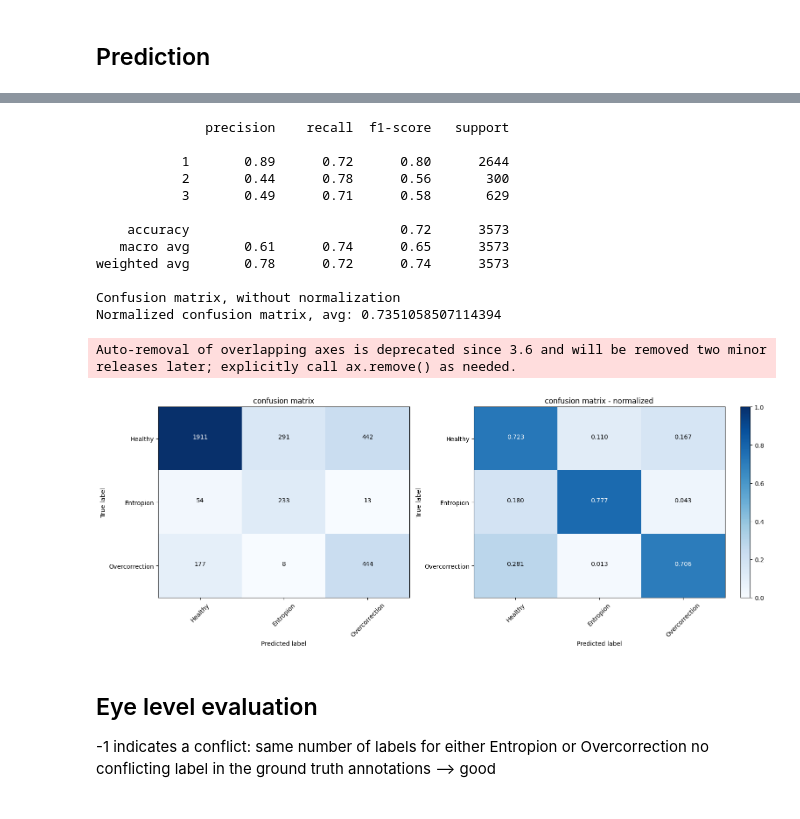
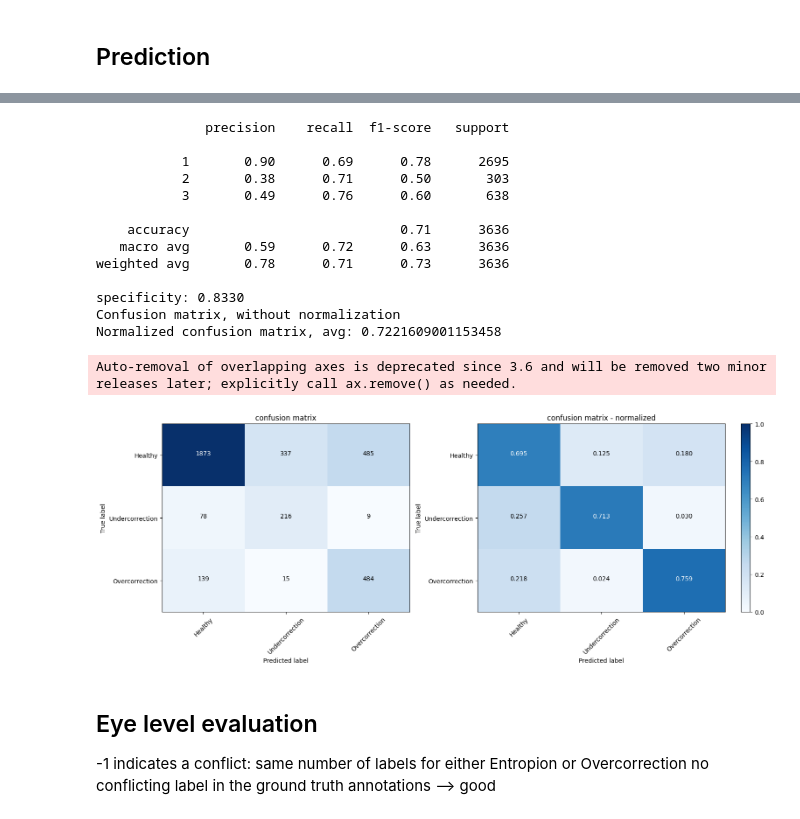
Before and after one commit to lucieDLE/trachoma, a Jupyter notebook: src/py/notebooks/faster-rcnn-dl.ipynb, the cells around one changed output, grey strips where cells are left out. Saved outputs shown, nothing was run; the diff lists cells and outputs as text; code cells hidden in the pictures.

```diff
--- a/src/py/notebooks/faster-rcnn-dl.ipynb
+++ b/src/py/notebooks/faster-rcnn-dl.ipynb
@@ -37,9 +37,9 @@ A new version of Albumentations is available: '2.0.8' (you have '2.0.3'). Upgrad
 # === old === #
 mount_point = "/CMF/data/lumargot/trachoma/"
 
-df_train = pd.read_csv('/CMF/data/lumargot/trachoma/csv_updated/mtss_pret_combined_train_fold0_train_train.csv')
-df_val = pd.read_csv('/CMF/data/lumargot/trachoma/csv_updated/mtss_pret_combined_train_fold0_train_test.csv')
-df_test = pd.read_csv('/CMF/data/lumargot/trachoma/csv_updated/mtss_pret_combined_train_fold0_test.csv')
+df_train = pd.read_csv('/CMF/data/lumargot/trachoma/csv_updated/mtss_pret_combined_train_fold3_train_train.csv')
+df_val = pd.read_csv('/CMF/data/lumargot/trachoma/csv_updated/mtss_pret_combined_train_fold3_train_test.csv')
+df_test = pd.read_csv('/CMF/data/lumargot/trachoma/csv_updated/mtss_pret_combined_train_fold3_test.csv')
 
 df_test = pd.read_csv('/CMF/data/lumargot/trachoma/csv_updated/mtss_pret_combined_test.csv')
 df_test = df_test.drop_duplicates(subset=['x_patch', 'y_patch', 'filename'])
@@ -223,6 +223,7 @@ def get_info(idx):
 # ckpt = '/CMF/data/lumargot/trachoma/output/backtoold/5fold_v1/fold4/epoch=24-val_loss=1.52.ckpt'
 
 ckpt = '/CMF/data/lumargot/trachoma/output/backtoold/5fold_v2/fold0/epoch=12-val_loss=2.08.ckpt'
+# ckpt='/CMF/data/lumargot/trachoma/output/backtoold/5fold_v2/finetune_f0_v2/last.ckpt'
 # ckpt = '/CMF/data/lumargot/trachoma/output/backtoold/5fold_v2/fold1/epoch=27-val_loss=1.72.ckpt'
 # ckpt = '/CMF/data/lumargot/trachoma/output/backtoold/5fold_v2/fold2/epoch=9-val_loss=1.79.ckpt' # TOP 3
 # ckpt ='/CMF/data/lumargot/trachoma/output/backtoold/5fold/noduplicate/fold3/epoch=17-val_loss=1.61.ckpt'
@@ -242,7 +243,15 @@ ckpt = '/CMF/data/lumargot/trachoma/output/backtoold/5fold_v2/fold0/epoch=12-val
 # ckpt = '/CMF/data/lumargot/trachoma/output/backtoold/5fold_batch/fold1/epoch=23-val_loss=2.20.ckpt'
 # ckpt = '/CMF/data/lumargot/trachoma/output/backtoold/5fold_batch/fold2/epoch=19-val_loss=1.85.ckpt'
 # ckpt = '/CMF/data/lumargot/trachoma/output/backtoold/5fold_batch/fold3/last.ckpt'
+ckpt = '/CMF/data/lumargot/trachoma/output/backtoold/5fold_batch/fold3/epoch=9-val_loss=2.01.ckpt'
 # ckpt = '/CMF/data/lumargot/trachoma/output/backtoold/5fold_batch/fold4/epoch=13-val_loss=2.15.ckpt' # best
+
+# ckpt = '/CMF/data/lumargot/trachoma/output/backtoold/5fold_v6/fold0/epoch=12-val_loss=1.00.ckpt'
+# ckpt = '/CMF/data/lumargot/trachoma/output/backtoold/5fold_v6/fold1/epoch=9-val_loss=1.04.ckpt'
+# ckpt = '/CMF/data/lumargot/trachoma/output/backtoold/5fold_v6/fold2/'
+# ckpt = '/CMF/data/lumargot/trachoma/output/backtoold/5fold_v6/fold3/'
+# ckpt = '/CMF/data/lumargot/trachoma/output/backtoold/5fold_v6/fold4/'
+
 
 
 # ckpt = '/CMF/data/lumargot/trachoma/output/backtoold/5fold_v5/last-v2.ckpt'
@@ -296,7 +305,7 @@ for idx, batch in enumerate(tqdm(dataload)):
 
   # remove overlapping boxes with iou > 0.7
   ### -- gt -- ###
-  gt_indices = nms(targets['boxes'][0], torch.ones_like(targets['boxes'][0,:,0]), iou_threshold=1.0) ## iou as args
+  gt_indices = nms(targets['boxes'][0], torch.ones_like(targets['boxes'][0,:,0]), iou_threshold=0.9) ## iou as args
   filename = ds.data.df_subject.iloc[idx]['filename']
   targets['boxes'] = targets['boxes'][0,gt_indices].cpu().detach()
   targets['labels'] = targets['labels'][0,gt_indices].cpu().detach()
@@ -350,42 +369,60 @@ ValueError: zero-dimensional arrays cannot be concatenated
+# %%
+def specificity_macro(cm):
+    n_classes = cm.shape[0]
+    specificities = []
+
+    for i in range(n_classes):
+        TP = cm[i, i]
+        FN = np.sum(cm[i, :]) - TP
+        FP = np.sum(cm[:, i]) - TP
+        TN = np.sum(cm) - (TP + FP + FN)
+        specificity = TN / (TN + FP) if (TN + FP) > 0 else 0.0
+        specificities.append(specificity)
+
+    return np.mean(specificities)
 # %%
 directory = '../../../'
 df_pret = pd.DataFrame(data={'gt':gt, 'pred':pred})
 # df_pret.to_csv(os.path.join(directory, 'box-level_prediction_3_classes.csv'))
 
-# df_pret = pd.read_csv('/CMF/data/lumargot/trachoma/output/backtoold/5fold/aggregate_box_level.csv')
-
 print(classification_report(df_pret['gt'], df_pret['pred']))
 report = classification_report(df_pret['gt'], df_pret['pred'], output_dict=True)
 df_report = pd.DataFrame(report).transpose()
-report_filename = os.path.join(directory, "box-level_report_3_classes.csv")
+report_filename = os.path.join(directory, "box-level_report.csv")
 # df_report.to_csv(report_filename)
 
 
-class_names = ['Healthy', 'Entropion', 'Overcorrection']
+class_names = ['Healthy', 'Undercorrection', 'Overcorrection']
 # class_names = ['Healthy', 'Bad']
 
 fig = plt.figure(figsize=(16,6))
 plt.subplot(121)
 cnf_matrix = confusion_matrix(df_pret['gt'], df_pret['pred'])
+specificity=specificity_macro(cnf_matrix)
+
+print(f"specificity: {specificity:.4f}")
+
+
 plot_confusion_matrix(cnf_matrix, classes=class_names, title='confusion matrix')
 plt.subplot(122)
 cm = plot_confusion_matrix(cnf_matrix, classes=class_names, normalize=True, title='confusion matrix - normalized')
-# plt.savefig(os.path.join(directory, 'box-level_cm_3_classes.png'),dpi=200)
+# plt.savefig(os.path.join(directory, 'box-level_cm.png'),dpi=200)
 # %% [output]
               precision    recall  f1-score   support
 
-           1       0.89      0.72      0.80      2644
-           2       0.44      0.78      0.56       300
-           3       0.49      0.71      0.58       629
+           1       0.90      0.69      0.78      2695
+           2       0.38      0.71      0.50       303
+           3       0.49      0.76      0.60       638
 
-    accuracy                           0.72      3573
-   macro avg       0.61      0.74      0.65      3573
-weighted avg       0.78      0.72      0.74      3573
+    accuracy                           0.71      3636
+   macro avg       0.59      0.72      0.63      3636
+weighted avg       0.78      0.71      0.73      3636
 
+specificity: 0.8330
 Confusion matrix, without normalization
-Normalized confusion matrix, avg: 0.7351058507114394
+Normalized confusion matrix, avg: 0.7221609001153458
 Auto-removal of overlapping axes is deprecated since 3.6 and will be removed two minor releases later; explicitly call ax.remove() as needed.
-[figure, old version]
+[figure, new version]
 # %% [markdown]
 ## Eye level evaluation
 
```
Also changed, not shown: parts of 4 cells of this notebook, 6 other files.
